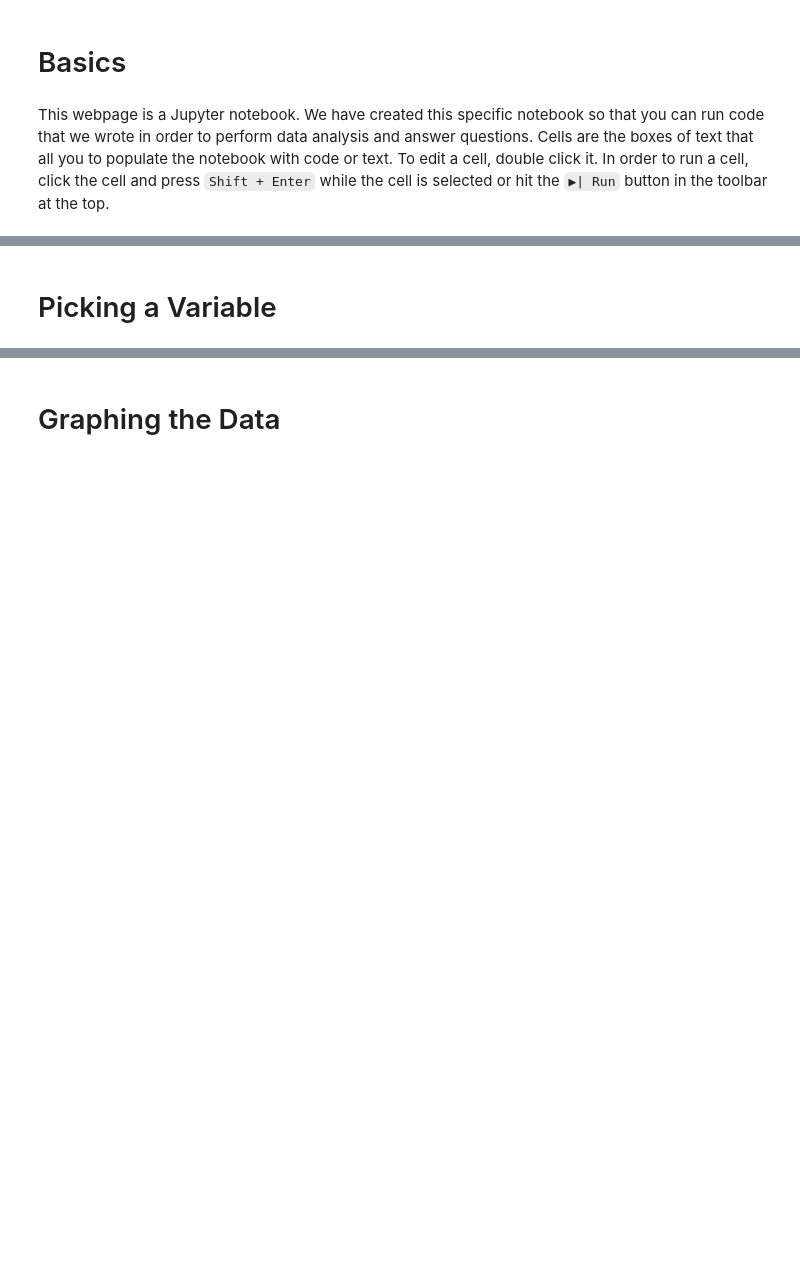
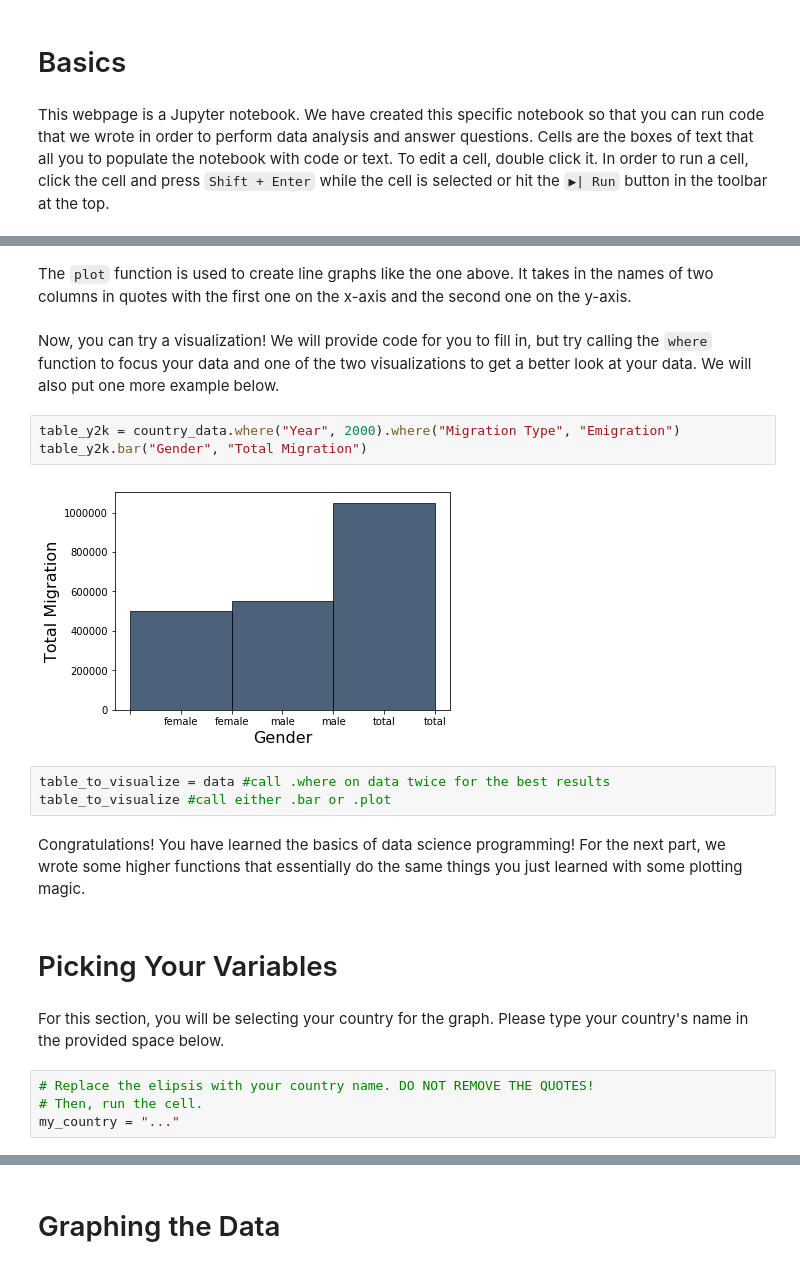
Before and after one commit to ds-modules/IAS-150, a Jupyter notebook: IAS-150_notebook.ipynb, the cells around one changed output, grey strips where cells are left out. Drawn from its saved outputs; the diff is of its cells as text; blank space fills up the shorter version.

```diff
--- a/IAS-150_notebook.ipynb
+++ b/IAS-150_notebook.ipynb
@@ -34,2 +129,22 @@ pd.read_csv
+# %% [markdown]
+The `plot` function is used to create line graphs like the one above. It takes in the names of two columns in quotes with the first one on the x-axis and the second one on the y-axis.
+# %% [markdown]
+Now, you can try a visualization! We will provide code for you to fill in, but try calling the `where` function to focus your data and one of the two visualizations to get a better look at your data. We will also put one more example below.
+# %%
+table_y2k = country_data.where("Year", 2000).where("Migration Type", "Emigration")
+table_y2k.bar("Gender", "Total Migration")
+# %% [output]
+[figure, added]
+# %%
+table_to_visualize = data #call .where on data twice for the best results
+table_to_visualize #call either .bar or .plot
+# %% [markdown]
+Congratulations! You have learned the basics of data science programming! For the next part, we wrote some higher functions that essentially do the same things you just learned with some plotting magic.
 # %% [markdown]
-# Picking a Variable  <a id='1'></a>
+# Picking Your Variables <a id='1'></a>
+# %% [markdown]
+For this section, you will be selecting your country for the graph. Please type your country's name in the provided space below.
+# %%
+# Replace the elipsis with your country name. DO NOT REMOVE THE QUOTES!
+# Then, run the cell.
+my_country = "..."
```
Also changed, not shown: parts of 34 cells of this notebook, 4 other files.
